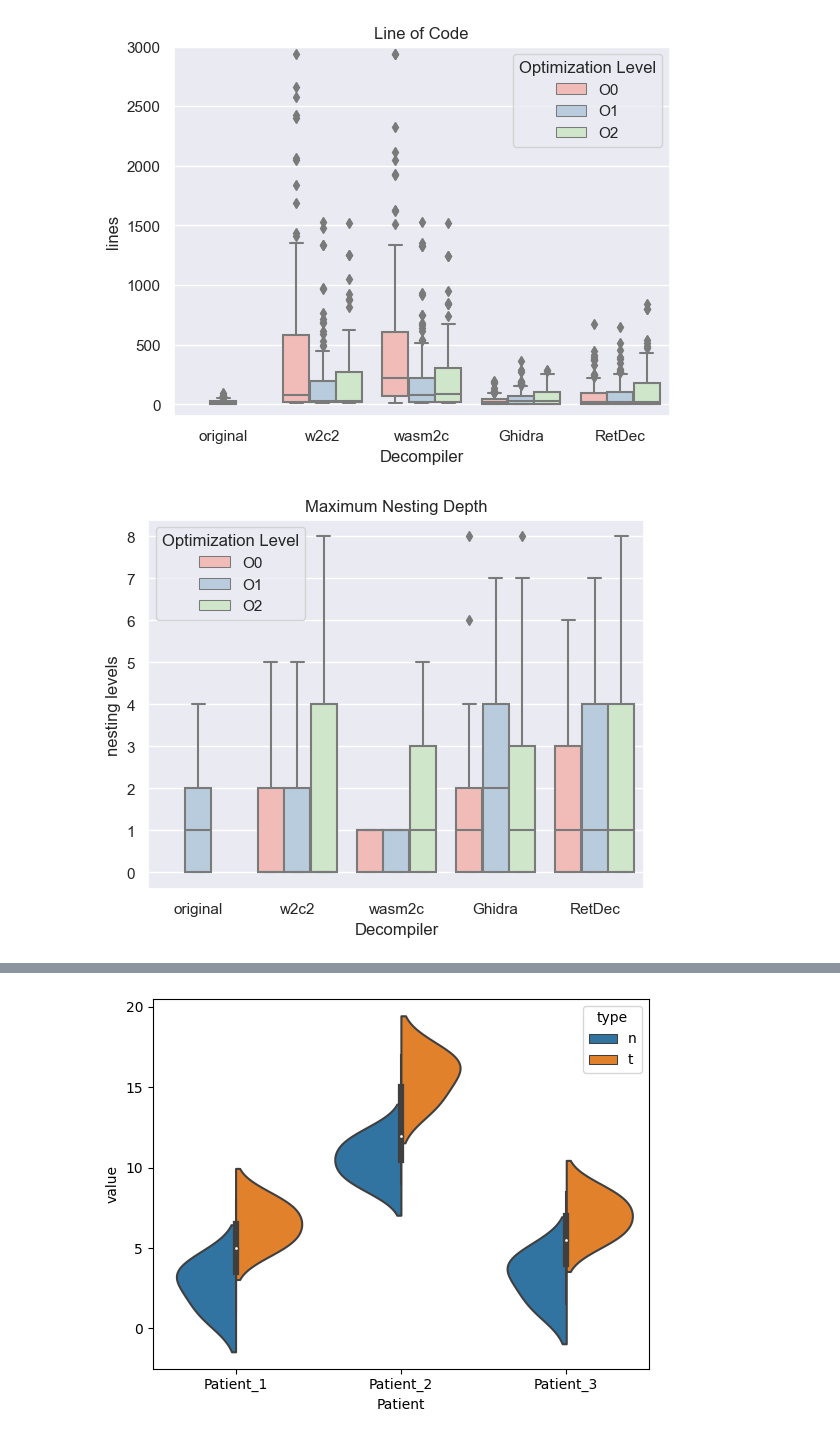
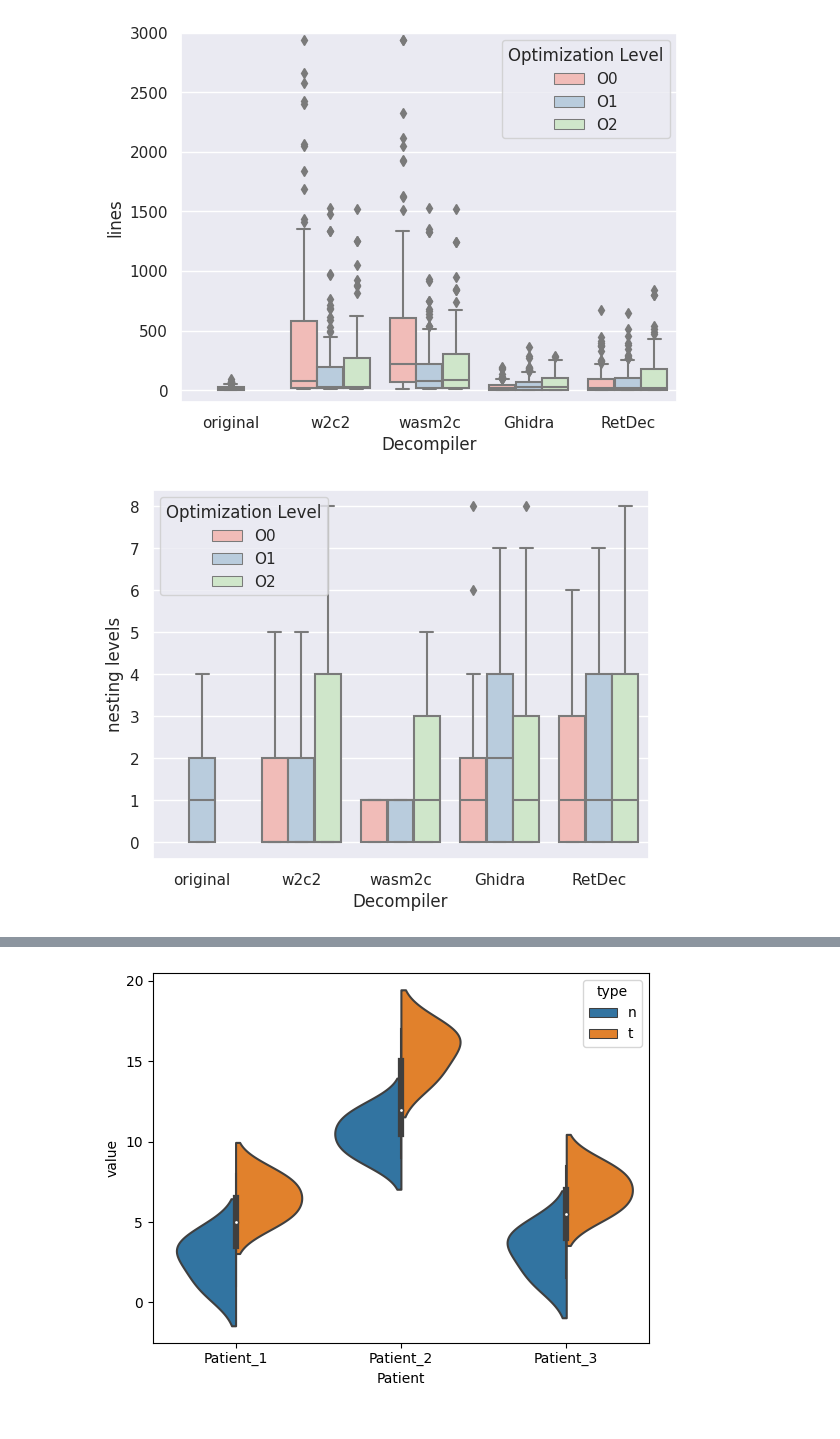
Before and after one commit to spencerwuwu/WASM-decomp_eval, a Jupyter notebook: g_charts.ipynb, the cells around one changed output, grey strips where cells are left out. Cells and saved outputs as stored; diff of their text form; code cells hidden in the pictures.

```diff
--- a/g_charts.ipynb
+++ b/g_charts.ipynb
@@ -142,8 +142,9 @@ for metrics, msg in {"nqc": "Node Quantity Compare",
                    y = msg,
                    hue = 'Optimization Level',
                    palette="Pastel1")
-    plt.title(msg)
+    #plt.title(msg)
     ax.set_ylabel("score")
+    ax.set_ylim([-0.1, 1.5])
     plt.savefig(f'plots/{msg}.png')
     plt.show()
 # %% [output]
@@ -439,33 +440,36 @@ for metrics, msg in {"Lines of code": "Line of Code",
 
 
     df = pd.melt(frame = df,
                  id_vars = 'Decompiler',
                  value_vars = ['O0', 'O1', 'O2'],
                  var_name = 'Optimization Level',
                  value_name = msg)
 
 
     df[msg] = df[msg].astype(float)
 
     fig, ax = plt.subplots()
 
     sns.boxplot(ax = ax,
                    data = df,
                    x = 'Decompiler',
                    y = msg,
                    hue = 'Optimization Level',
                    palette="Pastel1")
 
     if metrics == "Lines of code":
         plt.ylim([-100,3000])
         ax.set_ylabel("lines")
     elif metrics == "Maximum nesting depth":
         ax.set_ylabel("nesting levels")
+    elif metrics == "McCabe cyclomatic complexity":
+        plt.ylim([-2,60])
+        ax.set_ylabel("score")
     else:
         ax.set_ylabel("score")
-    plt.title(msg)
+    #plt.title(msg)
     plt.savefig(f'plots/{msg}.png')
     plt.show()
 # %% [output]
-[figure, old version]
+[figure, new version]
-[figure, old version]
+[figure, new version]
```
Also changed, not shown: parts of 3 cells of this notebook, 8 other files.
